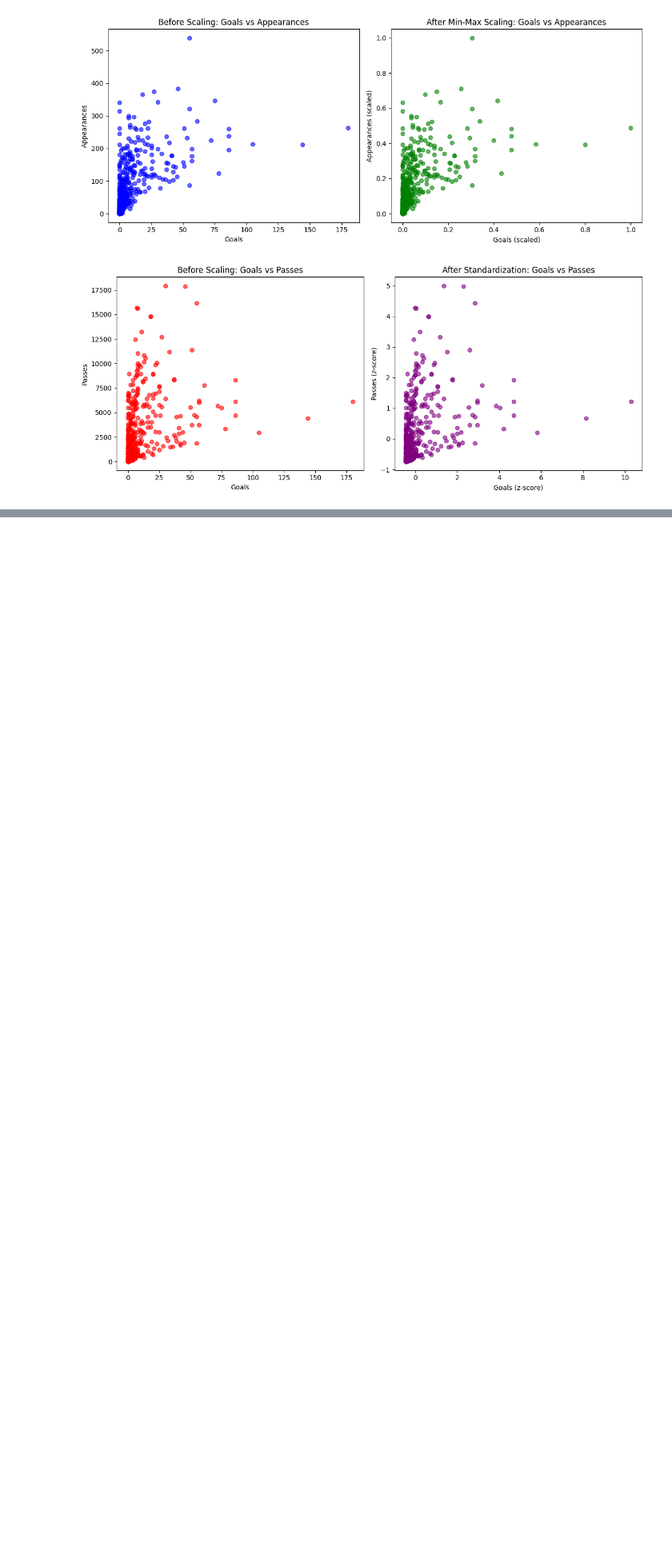
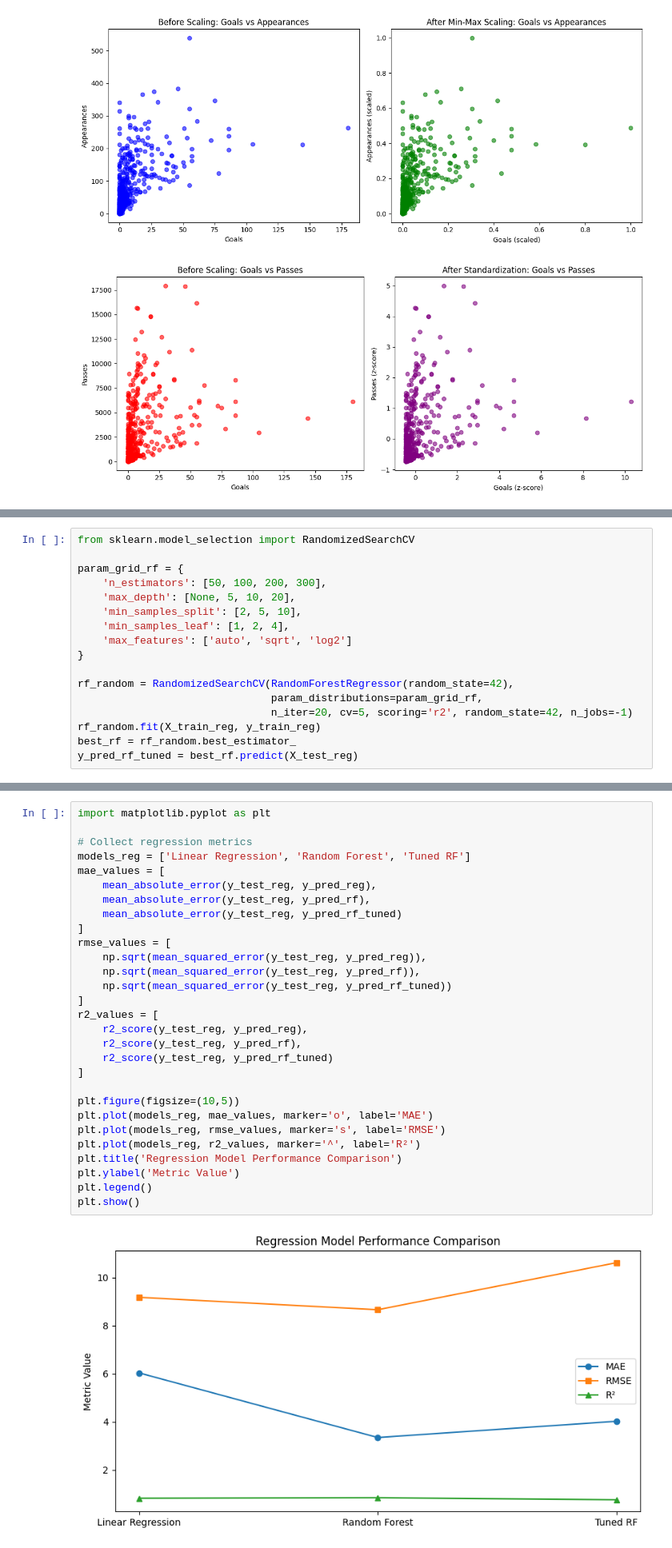
Before and after one commit to springboardmentor1979b-cmyk/ScoreSight---Predicting-EPL-Points-Tally-Top-Scorer, a Jupyter notebook: HitanshuEPLPrediction.ipynb, the cells around one changed output, grey strips where cells are left out. Shown at 80% size. Cells and saved outputs as stored; diff of their text form; blank space fills up the shorter version.

```diff
--- a/HitanshuEPLPrediction.ipynb
+++ b/HitanshuEPLPrediction.ipynb
@@ -512,0 +677,17 @@ Min-Max Scaled values (first 5 rows):
+# %%
+from sklearn.model_selection import RandomizedSearchCV
+
+param_grid_rf = {
+    'n_estimators': [50, 100, 200, 300],
+    'max_depth': [None, 5, 10, 20],
+    'min_samples_split': [2, 5, 10],
+    'min_samples_leaf': [1, 2, 4],
+    'max_features': ['auto', 'sqrt', 'log2']
+}
+
+rf_random = RandomizedSearchCV(RandomForestRegressor(random_state=42),
+                               param_distributions=param_grid_rf,
+                               n_iter=20, cv=5, scoring='r2', random_state=42, n_jobs=-1)
+rf_random.fit(X_train_reg, y_train_reg)
+best_rf = rf_random.best_estimator_
+y_pred_rf_tuned = best_rf.predict(X_test_reg)
@@ -512,0 +714,31 @@ Min-Max Scaled values (first 5 rows):
+# %%
+import matplotlib.pyplot as plt
+
+# Collect regression metrics
+models_reg = ['Linear Regression', 'Random Forest', 'Tuned RF']
+mae_values = [
+    mean_absolute_error(y_test_reg, y_pred_reg),
+    mean_absolute_error(y_test_reg, y_pred_rf),
+    mean_absolute_error(y_test_reg, y_pred_rf_tuned)
+]
+rmse_values = [
+    np.sqrt(mean_squared_error(y_test_reg, y_pred_reg)),
+    np.sqrt(mean_squared_error(y_test_reg, y_pred_rf)),
+    np.sqrt(mean_squared_error(y_test_reg, y_pred_rf_tuned))
+]
+r2_values = [
+    r2_score(y_test_reg, y_pred_reg),
+    r2_score(y_test_reg, y_pred_rf),
+    r2_score(y_test_reg, y_pred_rf_tuned)
+]
+
+plt.figure(figsize=(10,5))
+plt.plot(models_reg, mae_values, marker='o', label='MAE')
+plt.plot(models_reg, rmse_values, marker='s', label='RMSE')
+plt.plot(models_reg, r2_values, marker='^', label='R²')
+plt.title('Regression Model Performance Comparison')
+plt.ylabel('Metric Value')
+plt.legend()
+plt.show()
+# %% [output]
+[figure, added]
```
Also changed, not shown: parts of 23 cells of this notebook.
